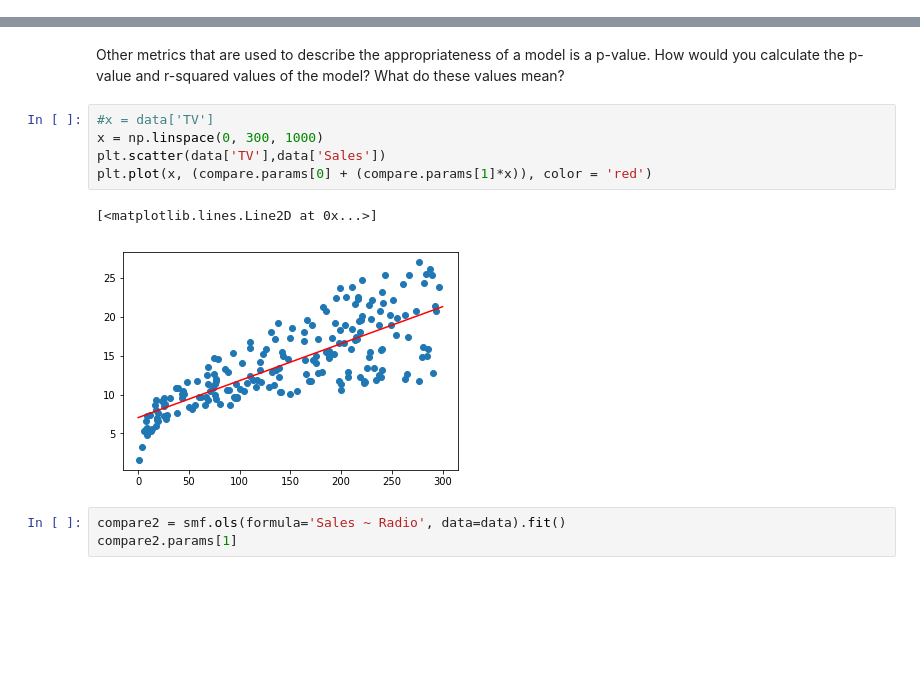
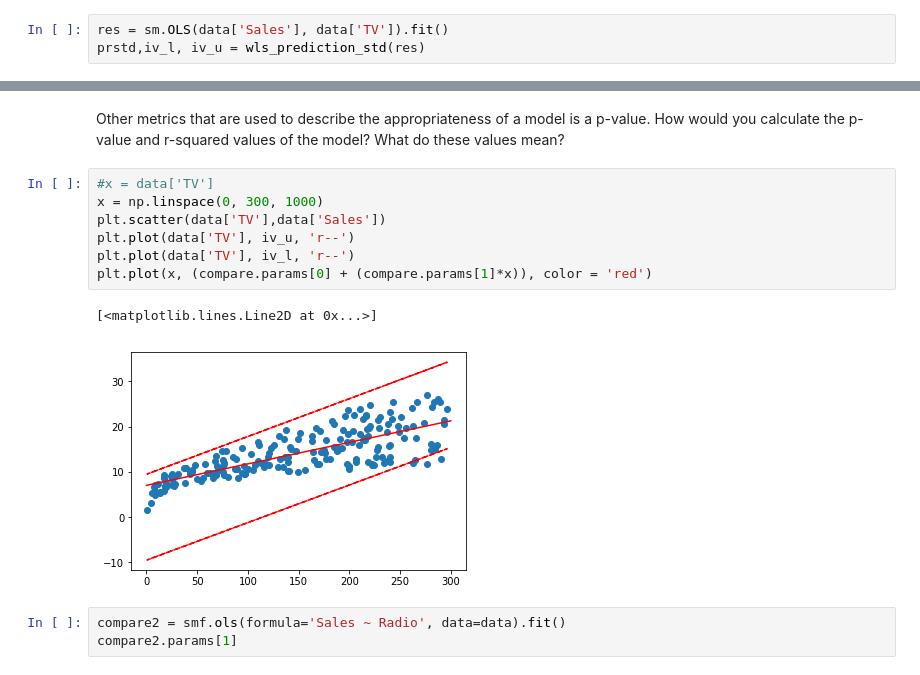
Before and after one commit to HSSangha/ABE_516x_Linear_regression, a Jupyter notebook: Task for Linear Regression-Cleaned.ipynb, the cells around one changed output, grey strips where cells are left out. Cells and saved outputs as stored; diff of their text form; blank space fills up the shorter version.

```diff
--- a/Task for Linear Regression-Cleaned.ipynb
+++ b/Task for Linear Regression-Cleaned.ipynb
@@ -73,6 +74,9 @@ compare.conf_int(alpha=0.05, cols=None)
 |  | 0 | 1 |
 | Intercept | 6.129719 | 7.935468 |
 | TV | 0.042231 | 0.052843 |
+# %%
+res = sm.OLS(data['Sales'], data['TV']).fit()
+prstd,iv_l, iv_u = wls_prediction_std(res)
 # %%
 print(compare.summary())
 # %% [output]
@@ -98,11 +102,13 @@ Other metrics that are used to describe the appropriateness of a model is a p-va
 # %%
 #x = data['TV']
 x = np.linspace(0, 300, 1000)
 plt.scatter(data['TV'],data['Sales'])
+plt.plot(data['TV'], iv_u, 'r--')
+plt.plot(data['TV'], iv_l, 'r--')
 plt.plot(x, (compare.params[0] + (compare.params[1]*x)), color = 'red')
 # %% [output]
 [<matplotlib.lines.Line2D at 0x...>]
-[figure, old version]
+[figure, new version]
 # %%
 compare2 = smf.ols(formula='Sales ~ Radio', data=data).fit()
 compare2.params[1]
```
Also changed, not shown: parts of 2 cells of this notebook.
